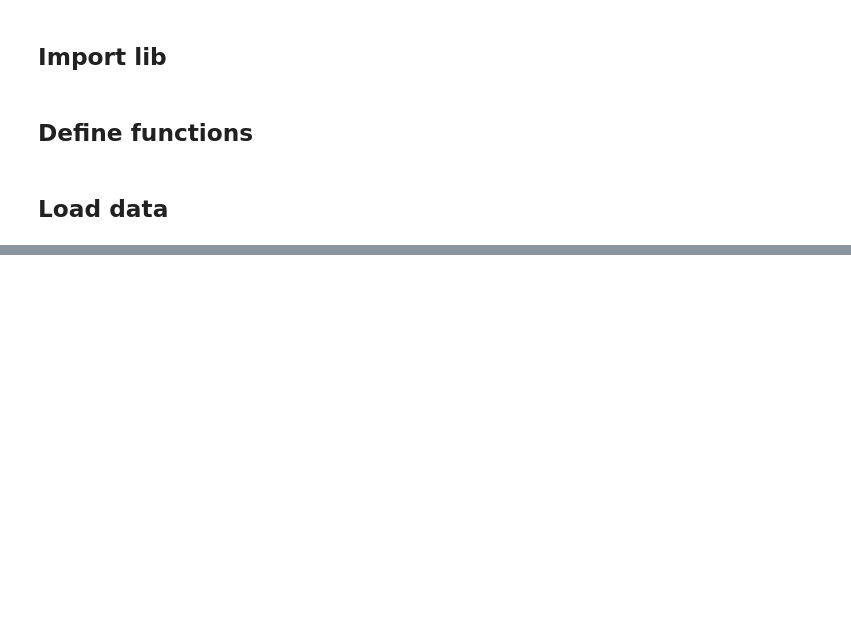
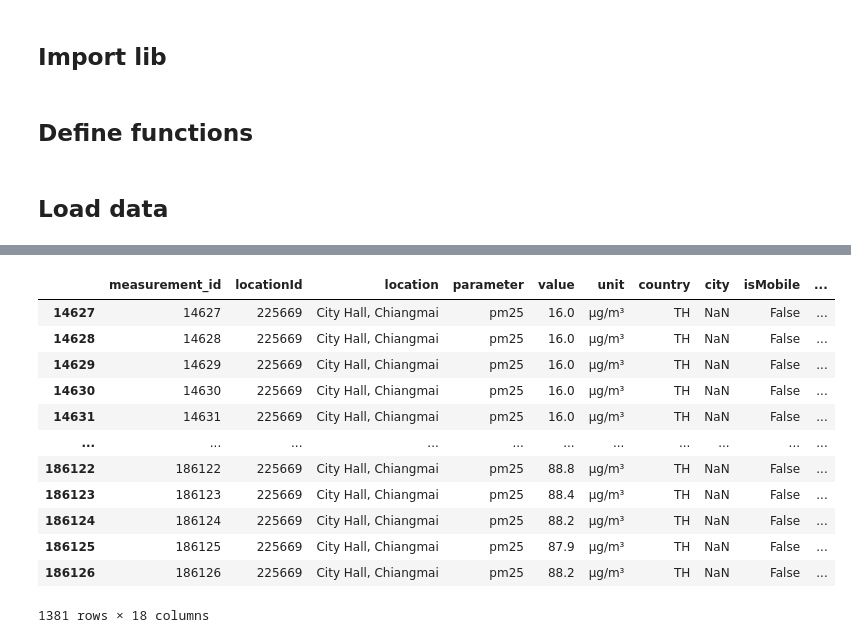
Before and after one commit to surasakcho/pier-blog, a Jupyter notebook: 2024-04-10 Thailand PM25 - Satellite data/integrate/animated_time_series.ipynb, the cells around one changed output, grey strips where cells are left out. Saved outputs shown, nothing was run; the diff lists cells and outputs as text; code cells hidden in the pictures; blank space fills up the shorter version.

```diff
--- a/2024-04-10 Thailand PM25 - Satellite data/integrate/animated_time_series.ipynb
+++ b/2024-04-10 Thailand PM25 - Satellite data/integrate/animated_time_series.ipynb
@@ -29,0 +50,16 @@ df_predict_pm25_monthly.to_csv(r'../data/df_predict_pm25_monthly.csv')
+# %%
+gdf_openaq[gdf_openaq['locationId'] == 225669]
+# %% [output]
+|  | measurement_id | locationId | location | parameter | value | unit | country | city | isMobile | ... |
+| 14627 | 14627 | 225669 | City Hall, Chiangmai | pm25 | 16.0 | µg/m³ | TH | NaN | False | ... |
+| 14628 | 14628 | 225669 | City Hall, Chiangmai | pm25 | 16.0 | µg/m³ | TH | NaN | False | ... |
+| 14629 | 14629 | 225669 | City Hall, Chiangmai | pm25 | 16.0 | µg/m³ | TH | NaN | False | ... |
+| 14630 | 14630 | 225669 | City Hall, Chiangmai | pm25 | 16.0 | µg/m³ | TH | NaN | False | ... |
+| 14631 | 14631 | 225669 | City Hall, Chiangmai | pm25 | 16.0 | µg/m³ | TH | NaN | False | ... |
+| ... | ... | ... | ... | ... | ... | ... | ... | ... | ... | ... |
+| 186122 | 186122 | 225669 | City Hall, Chiangmai | pm25 | 88.8 | µg/m³ | TH | NaN | False | ... |
+| 186123 | 186123 | 225669 | City Hall, Chiangmai | pm25 | 88.4 | µg/m³ | TH | NaN | False | ... |
+| 186124 | 186124 | 225669 | City Hall, Chiangmai | pm25 | 88.2 | µg/m³ | TH | NaN | False | ... |
+| 186125 | 186125 | 225669 | City Hall, Chiangmai | pm25 | 87.9 | µg/m³ | TH | NaN | False | ... |
+| 186126 | 186126 | 225669 | City Hall, Chiangmai | pm25 | 88.2 | µg/m³ | TH | NaN | False | ... |
+1381 rows × 18 columns
```
Also changed, not shown: parts of 3 cells of this notebook, 11 other files.
